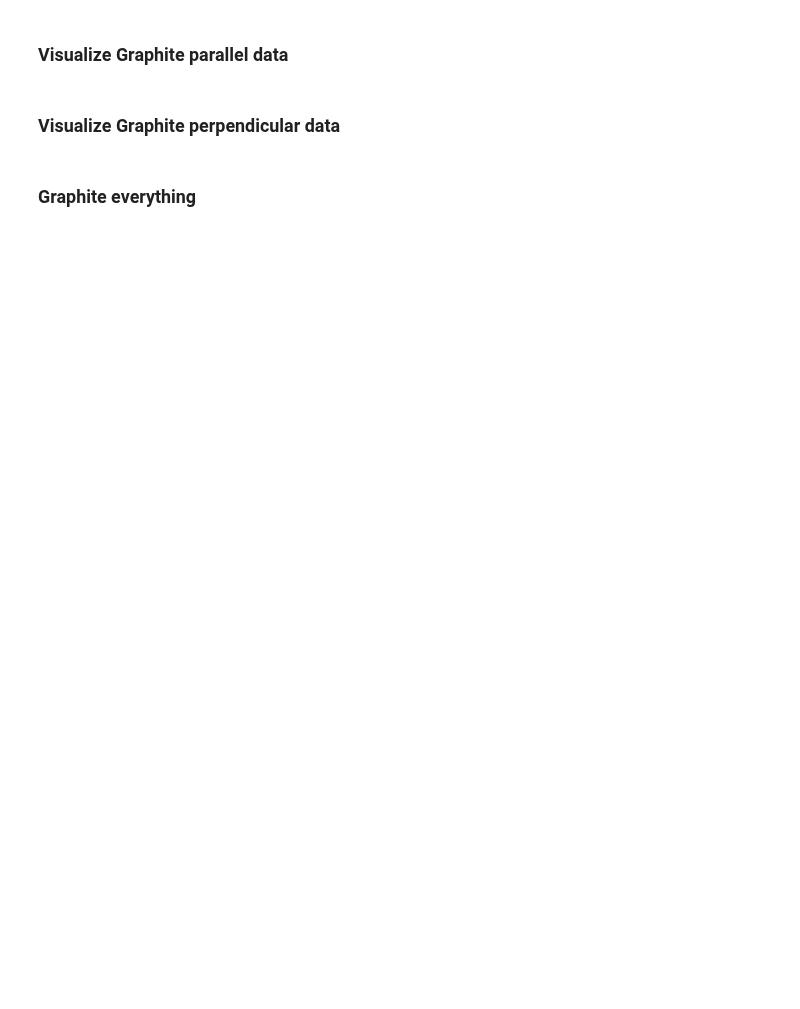
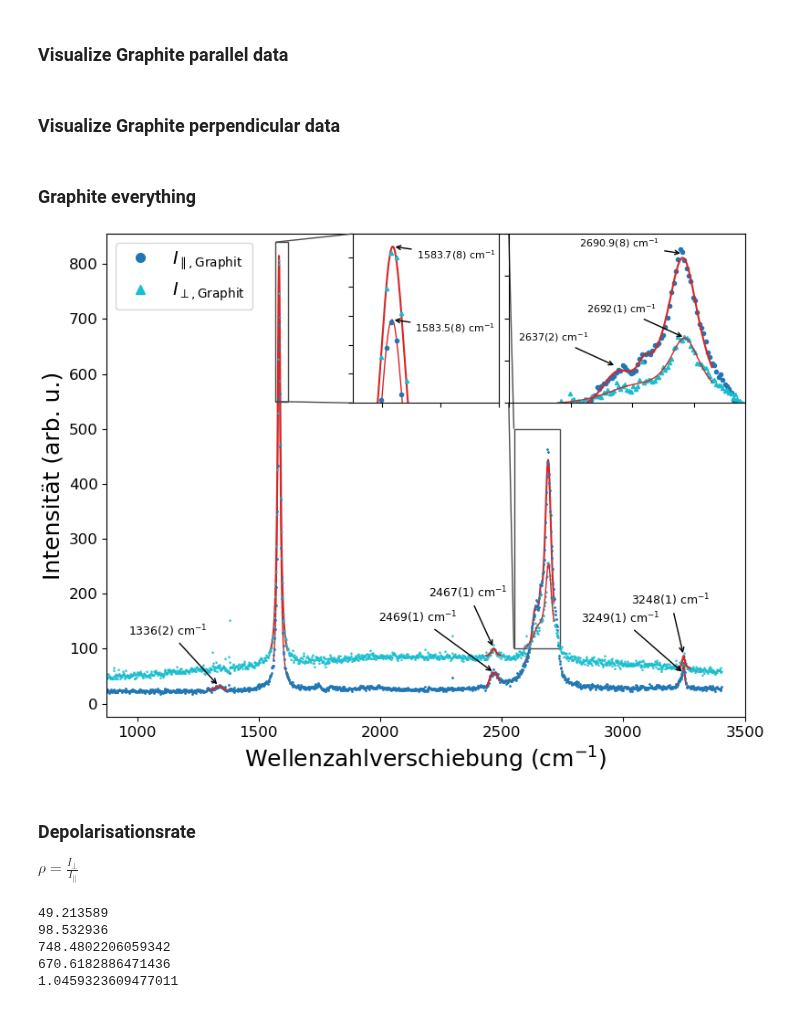
Before and after one commit to phoenixtoash/P60_Auswertung, a Jupyter notebook: notebook.ipynb, the cells around one changed output. Saved outputs shown, nothing was run; the diff lists cells and outputs as text; code cells hidden in the pictures; blank space fills up the shorter version.

Commit message:
depolarization rate huh

```diff
--- a/notebook.ipynb
+++ b/notebook.ipynb
@@ -1456,7 +1456,7 @@ ax.annotate(text=f'{params_graphite_per_p4[0]:.0f}({sum_of_errors([params_graphi
 
 
 # Create Insets
-axins = inset_axes(ax, width="22%", height="35%", loc=9, borderpad=0)
+axins = inset_axes(ax, width="23%", height="35%", loc=9, borderpad=0)
 axins2 = inset_axes(ax, width="37%", height="35%", loc=1, borderpad=0)
 
 
@@ -1498,11 +1498,11 @@ annotate_inset_params = {
     'xycoords':'data', 'textcoords':'offset points', 'arrowprops':dict(arrowstyle="->"), 'ha':'center', 'fontsize': 8
 }
 # 1584 1/cm parallel
-axins.annotate(text=f'{params_graphite_p2[0]:.0f}({sum_of_errors([params_graphite_p2_error[0], wavenumber_error])*1:.0f})'
+axins.annotate(text=f'{params_graphite_p2[0]:.1f}({sum_of_errors([params_graphite_p2_error[0], wavenumber_error])*10:.0f})'
             + r' $cm^{-1}$', xy= (params_graphite_p2[0], params_graphite_p2[2] + params_graphite_p2[-1]),
             xytext=(50,-10), **annotate_inset_params)
 # 1584 1/cm perpendicular
-axins.annotate(text=f'{params_graphite_per_p1[0]:.0f}({sum_of_errors([params_graphite_per_p1_error[0], wavenumber_error])*1:.0f})'
+axins.annotate(text=f'{params_graphite_per_p1[0]:.1f}({sum_of_errors([params_graphite_per_p1_error[0], wavenumber_error])*10:.0f})'
             + r' $cm^{-1}$', xy= (params_graphite_per_p1[0], params_graphite_per_p1[2] + params_graphite_per_p1[-1]),
             xytext=(50,-10), **annotate_inset_params)
 
@@ -1511,36 +1511,73 @@ axins2.annotate(text=f'{params_graphite_p4[0]:.0f}({sum_of_errors([params_graphi
             + r' $cm^{-1}$', xy= (params_graphite_p4[0], params_graphite_p4[2] + params_graphite_p4[-1] + 50),
             xytext=(-50,20), **annotate_inset_params)
 # 2691 1/cm parallel
-axins2.annotate(text=f'{params_graphite_p4[6]:.0f}({sum_of_errors([params_graphite_p4_error[6], wavenumber_error])*1:.0f})'
+axins2.annotate(text=f'{params_graphite_p4[6]:.1f}({sum_of_errors([params_graphite_p4_error[6], wavenumber_error])*10:.0f})'
             + r' $cm^{-1}$', xy= (params_graphite_p4[6], params_graphite_p4[8] + params_graphite_p4[-1] + 20),
             xytext=(-50,5), **annotate_inset_params)
 
 # axins2.annotate(text=f'{params_graphite_per_p3[0]:.0f}({sum_of_errors([params_graphite_per_p3_error[0], wavenumber_error])*1:.0f})'
 #             + r' $cm^{-1}$', xy= (params_graphite_per_p3[0], params_graphite_per_p3[2] + params_graphite_p4[-1] + 50),
 #             xytext=(-50,20), **annotate_inset_params)
 
 
 axins2.annotate(text=f'{params_graphite_per_p3[3]:.0f}({sum_of_errors([params_graphite_per_p3_error[3], wavenumber_error])*1:.0f})'
             + r' $cm^{-1}$', xy= (params_graphite_per_p3[3], params_graphite_per_p3[5] + params_graphite_p4[-1] + 50),
             xytext=(-50,20), **annotate_inset_params)
 
 
 
 
 # empty inset labels
 axins.set_xticklabels([])
 axins.set_yticklabels([])
 
 axins2.set_xticklabels([])
 axins2.set_yticklabels([])
 
 
 # figure settings
 ax.set_xlabel(r'Wellenzahlverschiebung ($cm^{-1}$)', fontsize=18)
 ax.set_ylabel('Intensität (arb. u.)', fontsize=18)
 ax.tick_params(axis='both', which='major', labelsize=12)
 ax.legend(fontsize=14, markerscale=7, loc=2)
 ax.set_xlim(875, 3500)
 
 
 fig.savefig(r'Bilder\graphit_all.pdf', dpi=300)
+# %% [output]
+[figure, added]
+# %% [markdown]
+### Depolarisationsrate
+
+$
+\rho = \frac{I_{\perp}}{I_{\parallel}}
+$
+# %%
+# Depolarization rate
+
+# need to remove background (Untergrund)
+background_region_1 = df_graphit_parallel[(df_graphit_parallel['Wavenumber'] > 1560) & (df_graphit_parallel['Wavenumber'] < 1620)]
+min_br_1 = background_region_1.min().min()
+print(min_br_1)
+
+
+background_region_1_per = df_graphit_perpendicular[(df_graphit_perpendicular['Wavenumber'] > 1560) & (df_graphit_perpendicular['Wavenumber'] < 1620)]
+min_br_1_per = background_region_1_per.min().min()
+print(min_br_1_per)
+
+
+
+
+# Graphite 1583 1/cm
+dep_rate_p1 = (params_graphite_per_p1[2]-min_br_1_per) / (params_graphite_p2[2]-min_br_1)
+
+
+print(params_graphite_per_p1[2])
+print(params_graphite_p2[2])
+print(dep_rate_p1)
+# %% [output]
+49.213589
+98.532936
+748.4802206059342
+670.6182886471436
+1.0459323609477011
```
Also changed, not shown: parts of 2 cells of this notebook, 8 other files.
